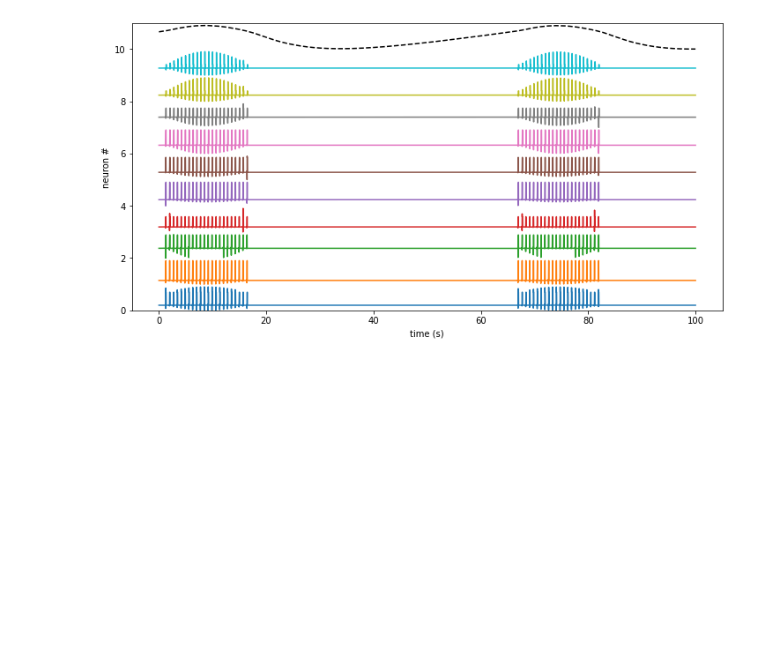
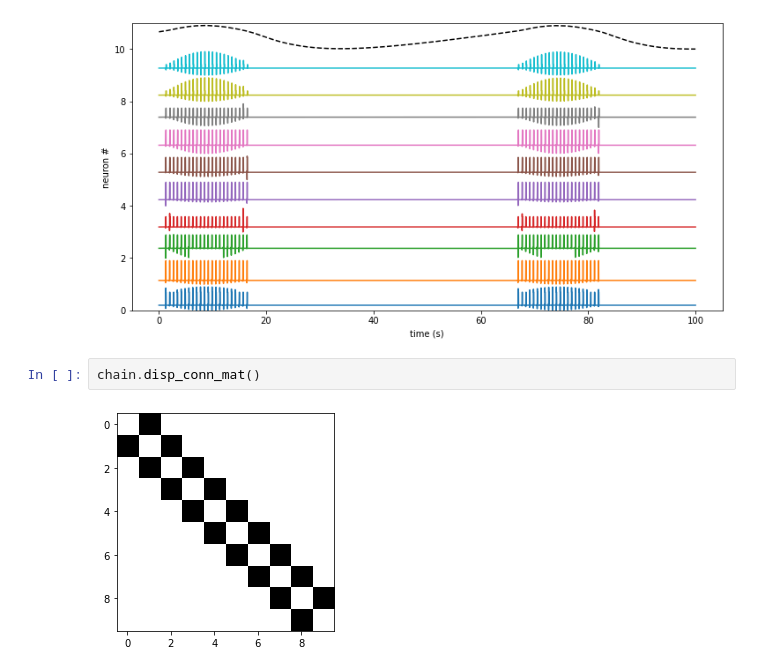
Before and after one commit to hengjiwang/hydranerv, a Jupyter notebook: hydranerv/models/bursting/pressure/demo_chain.ipynb, the cells around one changed output. Saved outputs shown, nothing was run; the diff lists cells and outputs as text; blank space fills up the shorter version.

```diff
--- a/hydranerv/models/bursting/pressure/demo_chain.ipynb
+++ b/hydranerv/models/bursting/pressure/demo_chain.ipynb
@@ -25,3 +25,7 @@ chain.run(100)
 chain.disp(spike=False, figsize=(12, 6))
 # %% [output]
 [figure]
+# %%
+chain.disp_conn_mat()
+# %% [output]
+[figure, added]
```
Also changed, not shown: 8 other files.
